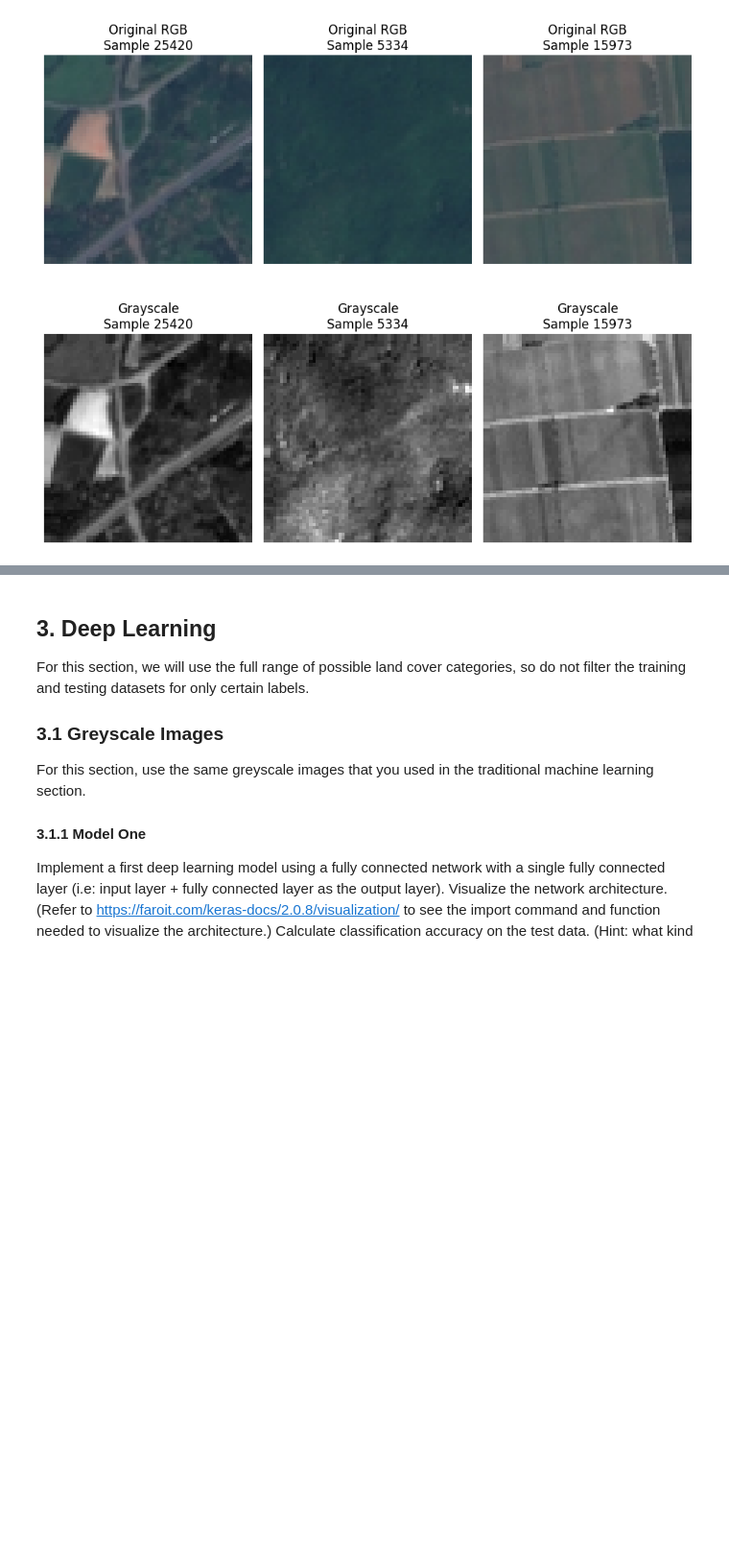
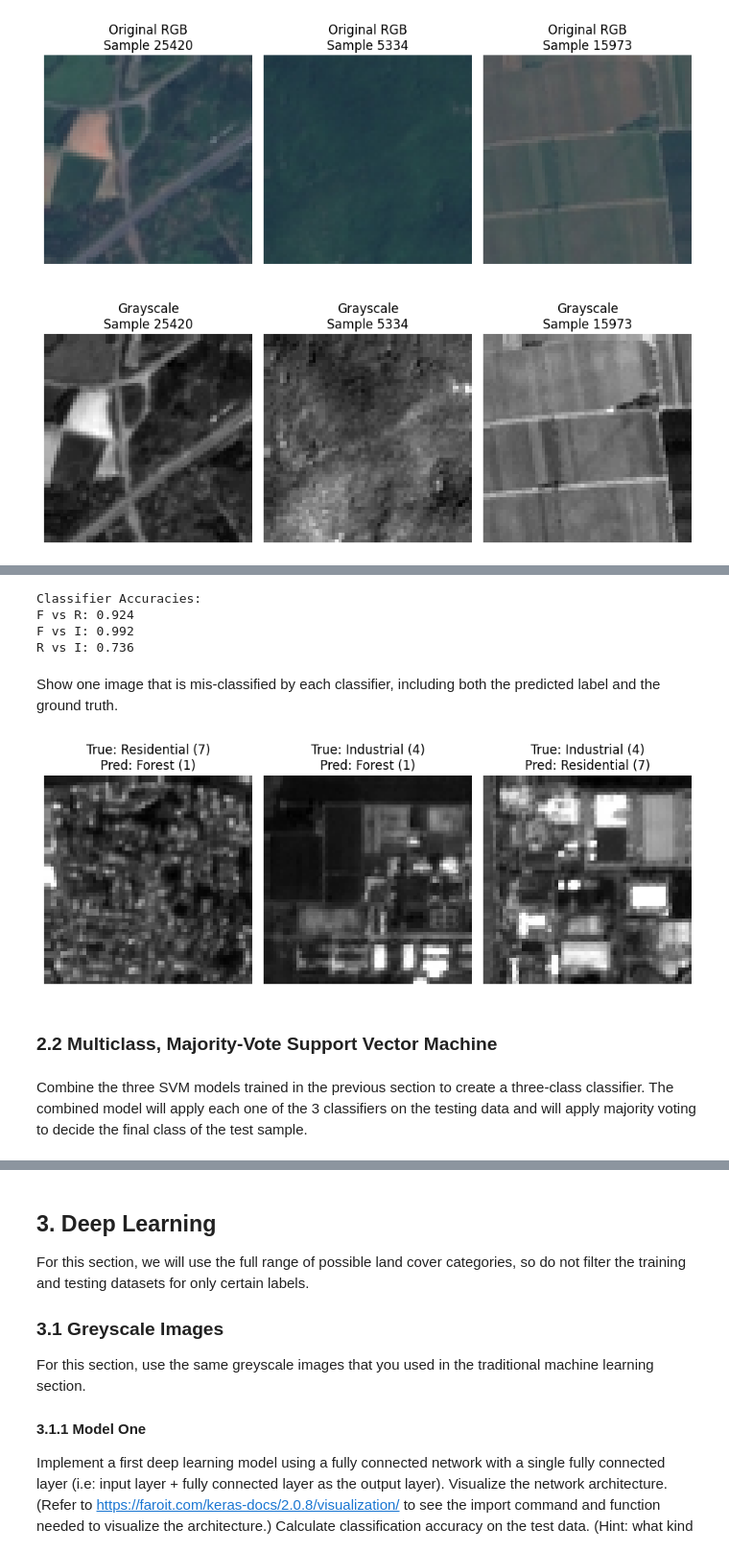
Before and after one commit to junyi2022/musa-650-remote-sensing, a Jupyter notebook: assignments/HW4/HW4.ipynb, the cells around one changed output, grey strips where cells are left out. Shown: that part at 96% size. Cells and saved outputs as stored; diff of their text form; code cells hidden in the pictures; blank space fills up the shorter version.

```diff
--- a/assignments/HW4/HW4.ipynb
+++ b/assignments/HW4/HW4.ipynb
@@ -344,0 +451,70 @@ Train a Random-Forest classifier to classify the data into one of the three clas
+# %%
+# Print accuracies
+print("Classifier Accuracies:")
+print(f"F vs R: {accuracy_score(y_true_fr, svm_fr.predict(X_test_gray_sub[fr_mask])):.3f}")
+print(f"F vs I: {accuracy_score(y_true_fi, svm_fi.predict(X_test_gray_sub[fi_mask])):.3f}")
+print(f"R vs I: {accuracy_score(y_true_ri, svm_ri.predict(X_test_gray_sub[ri_mask])):.3f}")
+# %% [output]
+Classifier Accuracies:
+F vs R: 0.924
+F vs I: 0.992
+R vs I: 0.736
+# %% [markdown]
+Show one image that is mis-classified by each classifier, including both the predicted label and the ground truth.
+# %%
+def plot_misclassified(classifier, X_test, y_test, class1, class2, class_names):
+    """Find and plot first misclassified example"""
+    mask = (y_test == class1) | (y_test == class2)
+    X_sub = X_test[mask]
+    y_true_sub = y_test[mask]
+
+    # Get predictions (0 for class1, 1 for class2)
+    y_pred = classifier.predict(X_sub)
+
+    # Convert predictions to original labels
+    y_pred_original = np.where(y_pred == 0, class1, class2)
+
+    # Find first misclassified example
+    misclassified = np.where(y_pred_original != y_true_sub)[0]
+    if len(misclassified) > 0:
+        idx = misclassified[0]
+        img = X_sub[idx].reshape(64, 64)
+        true_label = y_true_sub[idx]
+        pred_label = y_pred_original[idx]
+
+        plt.imshow(img, cmap='gray')
+        plt.title(f"True: {class_names[true_label]} ({true_label})\nPred: {class_names[pred_label]} ({pred_label})")
+        plt.axis('off')
+    else:
+        print(f"No misclassifications found for {class_names[class1]} vs {class_names[class2]}")
+
+# Create mapping from indices to class names
+class_names = {
+    1: 'Forest',
+    7: 'Residential',
+    4: 'Industrial'
+}
+
+# Plot misclassified examples
+plt.figure(figsize=(9, 4))
+
+# 1. F vs R misclassification
+plt.subplot(1, 3, 1)
+plot_misclassified(svm_fr, X_test_gray_sub, y_test_sub, F, R, class_names)
+
+# 2. F vs I misclassification
+plt.subplot(1, 3, 2)
+plot_misclassified(svm_fi, X_test_gray_sub, y_test_sub, F, I, class_names)
+
+# 3. R vs I misclassification
+plt.subplot(1, 3, 3)
+plot_misclassified(svm_ri, X_test_gray_sub, y_test_sub, R, I, class_names)
+
+plt.tight_layout()
+plt.show()
+# %% [output]
+[figure, added]
+# %% [markdown]
+### 2.2 Multiclass, Majority-Vote Support Vector Machine
+# %% [markdown]
+Combine the three SVM models trained in the previous section to create a three-class classifier. The combined model will apply each one of the 3 classifiers on the testing data and will apply majority voting to decide the final class of the test sample.
```
Also changed, not shown: parts of 25 cells of this notebook.
